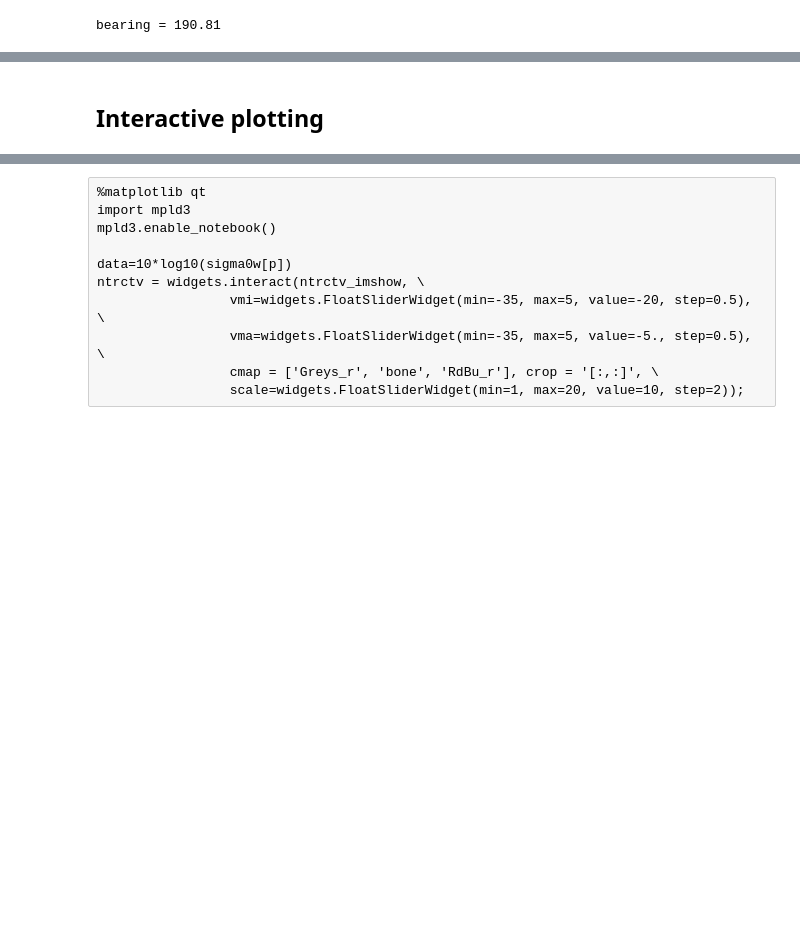
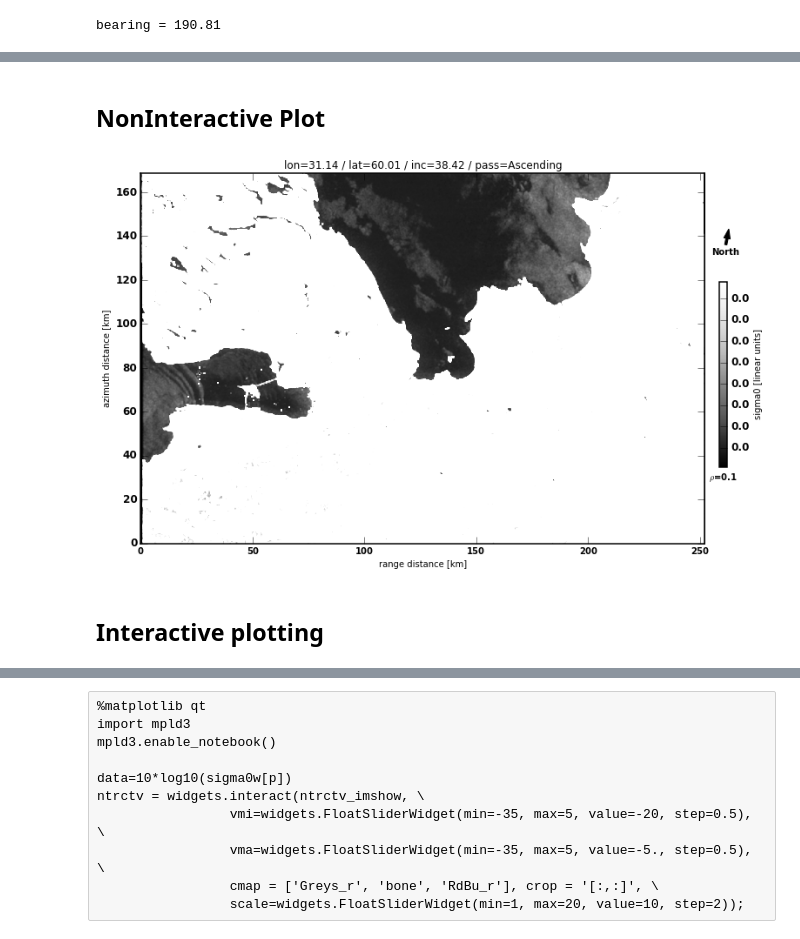
Before and after one commit to magican/PySOL, a Jupyter notebook: notebooks/Sentinel-1/S1_test_resampling.ipynb, the cells around one changed output, grey strips where cells are left out. Cells and saved outputs as stored; diff of their text form; code cells hidden in the pictures; blank space fills up the shorter version.

```diff
--- a/notebooks/Sentinel-1/S1_test_resampling.ipynb
+++ b/notebooks/Sentinel-1/S1_test_resampling.ipynb
@@ -418,9 +398,11 @@ plt.plot(wind_speed_asar[:,800])
 print 'bearing = %.2f' % bearing.mean()
 
 if bearing.mean() < 200:
+    orbit = 'Ascending'
     wind_speed_asar = fliplr(wind_speed_asar)
     lats_2 = fliplr(lats_2)
     lons_2 = fliplr(lons_2)
+    mask_arr_swath = fliplr(mask_arr_swath)
     for k, v in ncepGFSmodelWindSwath.iteritems():
         ncepGFSmodelWindSwath[k] = fliplr(v)
     for k, v in roughnessNrmlzd.iteritems():
@@ -428,9 +410,11 @@ if bearing.mean() < 200:
     for k, v in sigma0w.iteritems():
         sigma0w[k] = fliplr(v)
 elif bearing.mean() > 200:
+    orbit = 'Descending'
     wind_speed_asar = flipud(wind_speed_asar)
     lats_2 = flipud(lats_2)
     lons_2 = flipud(lons_2)
+    mask_arr_swath = flipud(mask_arr_swath)
     for k, v in ncepGFSmodelWindSwath.iteritems():
         ncepGFSmodelWindSwath[k] = flipud(v)
     for k, v in roughnessNrmlzd.iteritems():
@@ -486,4 +470,76 @@ print 'http://earth.nullschool.net/#'+startTime.strftime("%Y/%m/%d/")+'%.2d' %(n
 http://earth.nullschool.net/#2015/06/22/0000Z/wind/surface/level/orthographic=-327.02,60.84,3000
+# %% [markdown]
+## NonInteractive Plot
+# %%
+from scipy.stats import scoreatpercentile
+from numpy import array, sin
+
+import matplotlib.pyplot as plt
+import matplotlib.cm as cm
+
+vmin = None
+vmax = None
+cmap='Greys_r'
+p = polarization[0]
+
+# data = ma.masked_where(mask_arr_swath.mask, sigma0w[p])
+data = sigma0w[p][::scale,::scale]
+
+# Calculate vmin and vmax from sea surface only
+if vmin is None:
+    vmin = scoreatpercentile(data[~mask_arr_swath.mask[::scale,::scale]], 0.1)
+if vmax is None:
+    vmax = scoreatpercentile(data[~mask_arr_swath.mask[::scale,::scale]], 97.)
+
+dShape = array(data.shape).astype('float')
+dist = (array(dShape)-1)*pxlResSARm/1e3
+
+# Make figure
+figSize = (9, 9*dShape[0]/dShape[1])
+dpi = dShape[1]/figSize[0]
+margin = array(((figSize[0]*dpi-dShape[0])/4, 60))
+imsizeN = dShape[::-1].astype('float')/figSize/dpi
+marginN = margin.astype('float')/figSize/dpi
+
+plt.close('all')
+
+fig = plt.figure(figsize=figSize, dpi=dpi)
+plt.subplots_adjust(bottom=0.05, top=0.95, left=0.05, right=0.95,
+                    wspace=0.15, hspace=0.15)
+imax = fig.add_axes([marginN[0], marginN[1], imsizeN[0], imsizeN[1]])
+imax.set_xlim(0, dist[1])
+imax.set_ylim(0, dist[0])
+plt.imshow(data, interpolation='nearest', vmin=vmin,
+            vmax=vmax,
+            extent=[0, dist[1], 0, dist[0]], aspect='auto')
+plt.set_cmap(cmap)
+imax.set_xlabel('range distance [km]')
+imax.set_ylabel('azimuth distance [km]')
+tit = 'lon=%.2f / lat=%.2f / inc=%.2f / pass=%s' % (lons_2.mean(), lats_2.mean(), incidenceAngle_2[p].mean(), orbit)
+imax.set_title(tit)
+
+# Add colorbar
+cbax = fig.add_axes([1+1.3*marginN[0], .25, 20./figSize[1]/dpi, .50])
+plt.colorbar(label='sigma0 [linear units]', cax=cbax, format='%.1f')
+meanstr = r'$\rho$=%.1f' % data.mean()
+cbax.text(0.5, -0.025, meanstr, ha='center', va='top')
+
+# Add north
+cpsizeN = (margin[0]-margin[1])/figSize/dpi
+cpax = fig.add_axes([1+1.1*marginN[0], 0.85-cpsizeN[1]/2, cpsizeN[0], cpsizeN[1]])
+plt.arrow(.5, .5, .5*cos((270-bearing.mean())*pi/180),
+          .5*sin((270-bearing.mean())*pi/180), facecolor='black',
+          width=0.07, length_includes_head=True,
+          head_width=0.2, head_length=0.3)
+plt.annotate('North', (.5, .4), ha='center', va='top')
+cpax.set_axis_off()
+
+# print vmin, vmax
+# print figSize, imsizeN, dShape, marginN, margin, dpi
+# %% [output]
+[figure, added]
+# %% [markdown]
+## Interactive plotting
 # %%
 # %matplotlib inline
 
@@ -508,8 +564,6 @@ def ntrctv_imshow(p = 'hh', vmi=-1., vma=1., cmap='Greys_r', crop='[:,:]', scale
         plt.imshow(eval("data[::scale,::scale]"+str(crop)), vmin=vmi, vmax=vma)
     plt.colorbar()
     plt.set_cmap(cmap)
-# %% [markdown]
-## Interactive plotting
 # %%
 data=10*log10(sigma0w[p])
 ntrctv = widgets.interact(ntrctv_imshow, \
```
Also changed, not shown: parts of 19 cells of this notebook, 7 other files.
